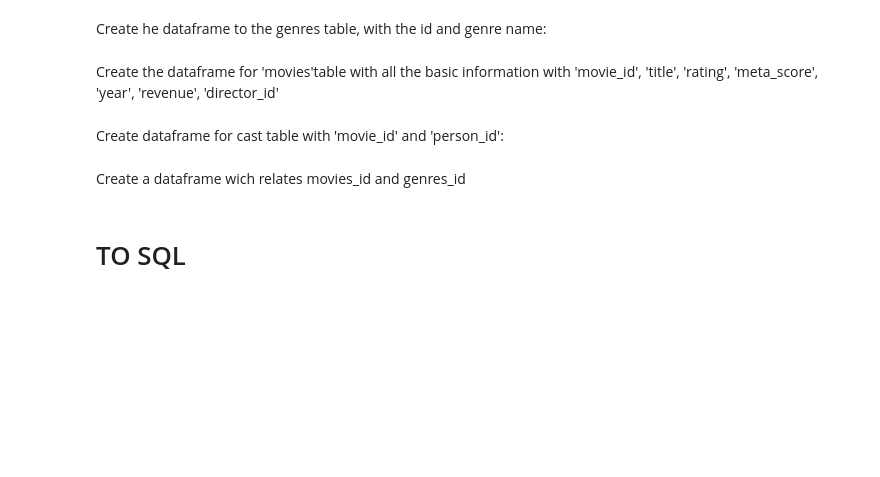
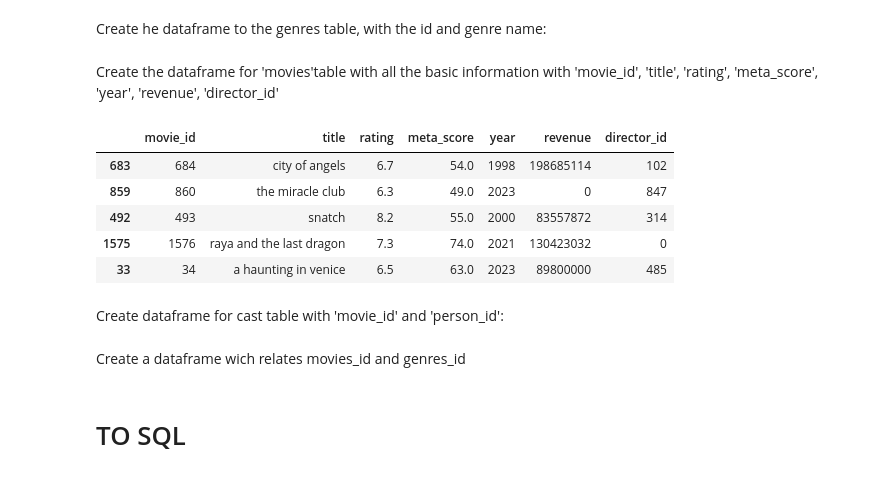
Before and after one commit to almudenaolg/top_2000_movies, a Jupyter notebook: preparing_data.ipynb, the cells around one changed output. Cells and saved outputs as stored; diff of their text form; code cells hidden in the pictures; blank space fills up the shorter version.

```diff
--- a/preparing_data.ipynb
+++ b/preparing_data.ipynb
@@ -25,6 +25,3 @@ df_dir.rename(columns={'person_id': 'director_id', 'person_name': 'director_name
 df_dir['director_gender'] = df_dir['director_gender'].replace('Lasse Hallström', 'M')
 # %%
 df_dir['director_gender'] = df_dir['director_gender'].fillna('N')
-# %%
-
-df_dir['director_id'] = pd.to_numeric(df_dir['director_id'], errors='coerce')
@@ -58,6 +69,19 @@ movies_df = movies_df.merge(df_dir[['director_id', 'director_name']], left_on='d
 # %%
 #Select only the columns we need
 movies_df = movies_df[['movie_id', 'title', 'rating', 'meta_score', 'year', 'revenue', 'director_id']]
+# %%
+# Replace NaN values with 0
+movies_df.fillna({'director_id': 0}, inplace=True)
+movies_df['director_id'] = movies_df['director_id'].astype(int)
+# %%
+movies_df.sample(5)
+# %% [output]
+|  | movie_id | title | rating | meta_score | year | revenue | director_id |
+| 683 | 684 | city of angels | 6.7 | 54.0 | 1998 | 198685114 | 102 |
+| 859 | 860 | the miracle club | 6.3 | 49.0 | 2023 | 0 | 847 |
+| 492 | 493 | snatch | 8.2 | 55.0 | 2000 | 83557872 | 314 |
+| 1575 | 1576 | raya and the last dragon | 7.3 | 74.0 | 2021 | 130423032 | 0 |
+| 33 | 34 | a haunting in venice | 6.5 | 63.0 | 2023 | 89800000 | 485 |
 # %%
 movies_df.to_csv('./csv/movies.csv', index=False)
 # %% [markdown]
```
Also changed, not shown: parts of 2 cells of this notebook, 1 other file.
